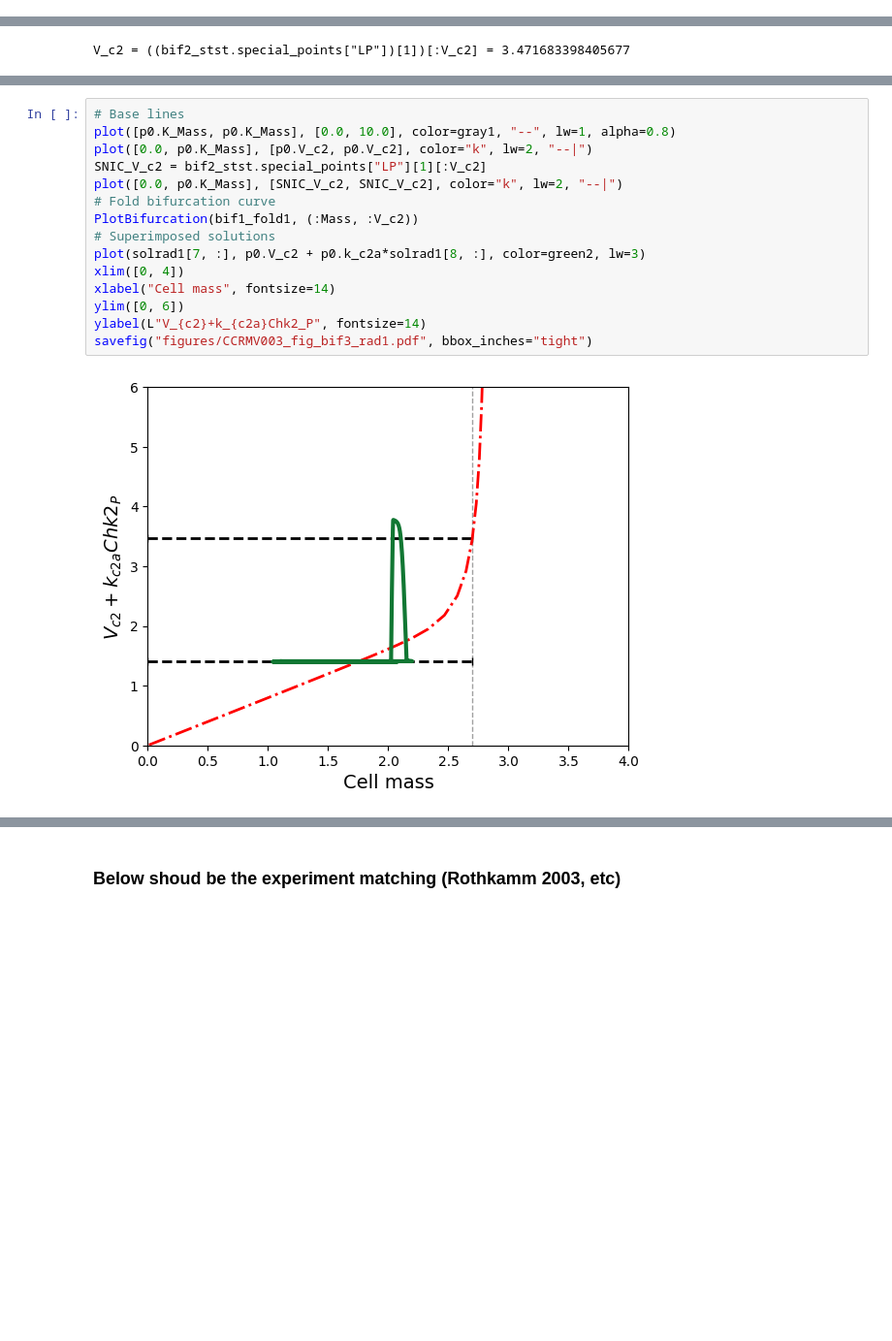
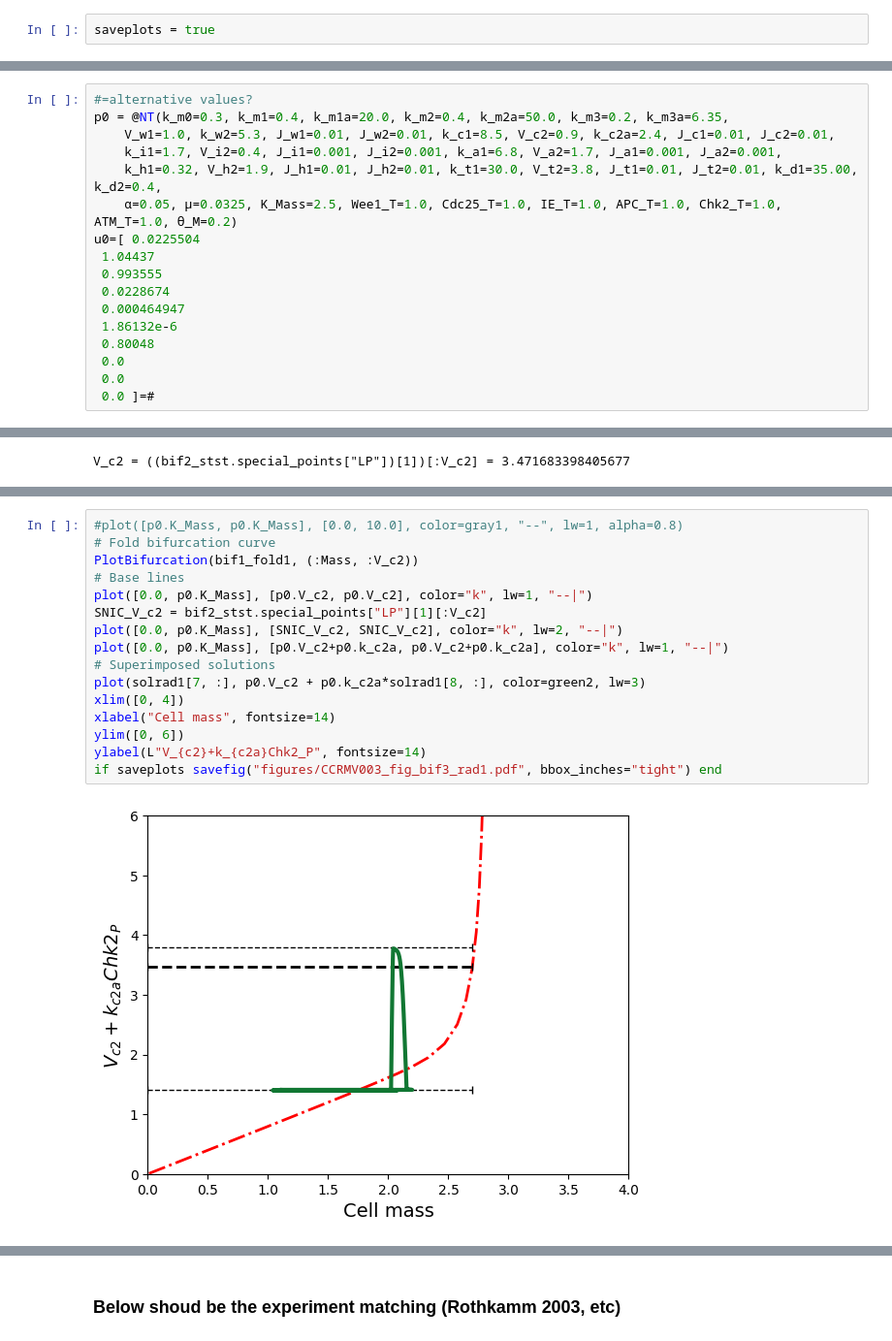
Before and after one commit to ccontrer/CellCycleRadiation, a Jupyter notebook: Julia/CCRMV003.ipynb, the cells around one changed output, grey strips where cells are left out. Shown at 97% size. Drawn from its saved outputs; the diff is of its cells as text; blank space fills up the shorter version.

```diff
--- a/Julia/CCRMV003.ipynb
+++ b/Julia/CCRMV003.ipynb
@@ -10,3 +17,5 @@ using JLD
 # %%
 include("custom_functions.jl");
 include("plot_functions.jl");
+# %%
+saveplots = true
@@ -71,6 +82,23 @@ p0 = @NT(k_m0=0.2, k_m1=0.4, k_m1a=20.0, k_m2=0.4, k_m2a=50.0, k_m3=0.2, k_m3a=6
     α=0.05, μ=0.07, K_Mass=2.7, Wee1_T=1.0, Cdc25_T=1.0, IE_T=1.0, APC_T=1.0, Chk2_T=1.0, ATM_T=1.0, θ_M=0.2)
 # %% [output]
 (k_m0 = 0.2, k_m1 = 0.4, k_m1a = 20.0, k_m2 = 0.4, k_m2a = 50.0, k_m3 = 0.2, k_m3a = 6.35, V_w1 = 1.0, k_w2 = 5.3, J_w1 = 0.01, J_w2 = 0.01, k_c1 = 8.5, V_c2 = 1.4, k_c2a = 2.4, J_c1 = 0.01, J_c2 = 0. ...
+# %%
+#=alternative values?
+p0 = @NT(k_m0=0.3, k_m1=0.4, k_m1a=20.0, k_m2=0.4, k_m2a=50.0, k_m3=0.2, k_m3a=6.35,
+    V_w1=1.0, k_w2=5.3, J_w1=0.01, J_w2=0.01, k_c1=8.5, V_c2=0.9, k_c2a=2.4, J_c1=0.01, J_c2=0.01,
+    k_i1=1.7, V_i2=0.4, J_i1=0.001, J_i2=0.001, k_a1=6.8, V_a2=1.7, J_a1=0.001, J_a2=0.001,
+    k_h1=0.32, V_h2=1.9, J_h1=0.01, J_h2=0.01, k_t1=30.0, V_t2=3.8, J_t1=0.01, J_t2=0.01, k_d1=35.00, k_d2=0.4,
+    α=0.05, μ=0.0325, K_Mass=2.5, Wee1_T=1.0, Cdc25_T=1.0, IE_T=1.0, APC_T=1.0, Chk2_T=1.0, ATM_T=1.0, θ_M=0.2)
+u0=[ 0.0225504
+ 1.04437
+ 0.993555
+ 0.0228674
+ 0.000464947
+ 1.86132e-6
+ 0.80048
+ 0.0
+ 0.0
+ 0.0 ]=#
 # %% [markdown]
 **Cell division events**
 
@@ -348,17 +340,18 @@ savefig("figures/CCRMV003_fig_bif3_norad.pdf", bbox_inches="tight")
 # %%
+#plot([p0.K_Mass, p0.K_Mass], [0.0, 10.0], color=gray1, "--", lw=1, alpha=0.8)
+# Fold bifurcation curve
+PlotBifurcation(bif1_fold1, (:Mass, :V_c2))
 # Base lines
-plot([p0.K_Mass, p0.K_Mass], [0.0, 10.0], color=gray1, "--", lw=1, alpha=0.8)
-plot([0.0, p0.K_Mass], [p0.V_c2, p0.V_c2], color="k", lw=2, "--|")
+plot([0.0, p0.K_Mass], [p0.V_c2, p0.V_c2], color="k", lw=1, "--|")
 SNIC_V_c2 = bif2_stst.special_points["LP"][1][:V_c2]
 plot([0.0, p0.K_Mass], [SNIC_V_c2, SNIC_V_c2], color="k", lw=2, "--|")
-# Fold bifurcation curve
-PlotBifurcation(bif1_fold1, (:Mass, :V_c2))
+plot([0.0, p0.K_Mass], [p0.V_c2+p0.k_c2a, p0.V_c2+p0.k_c2a], color="k", lw=1, "--|")
 # Superimposed solutions
 plot(solrad1[7, :], p0.V_c2 + p0.k_c2a*solrad1[8, :], color=green2, lw=3)
 xlim([0, 4])
 xlabel("Cell mass", fontsize=14)
 ylim([0, 6])
 ylabel(L"V_{c2}+k_{c2a}Chk2_P", fontsize=14)
-savefig("figures/CCRMV003_fig_bif3_rad1.pdf", bbox_inches="tight")
+if saveplots savefig("figures/CCRMV003_fig_bif3_rad1.pdf", bbox_inches="tight") end
 # %% [output]
-[figure, old version]
+[figure, new version]
```
Also changed, not shown: parts of 23 cells of this notebook, 6 other files.
